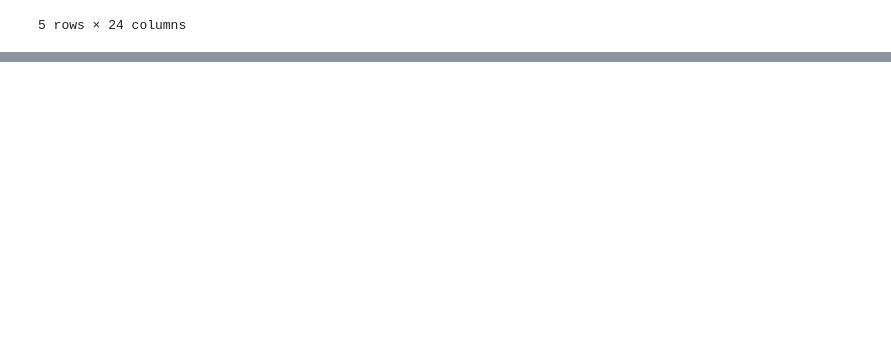
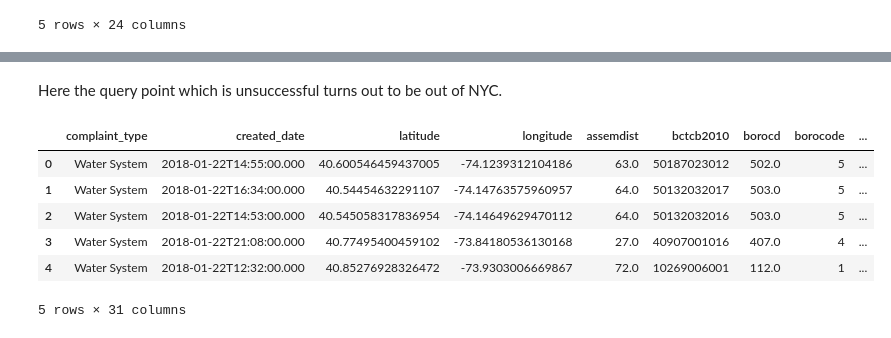
Before and after one commit to argo-marketplace/LA-LocalGeo-CrossWalk, a Jupyter notebook: AWS_API_Gateway/API_user_instruction.ipynb, the cells around one changed output, grey strips where cells are left out. Cells and saved outputs as stored; diff of their text form; code cells hidden in the pictures; blank space fills up the shorter version.

```diff
--- a/AWS_API_Gateway/API_user_instruction.ipynb
+++ b/AWS_API_Gateway/API_user_instruction.ipynb
@@ -103,0 +111,14 @@ df
+# %%
+#nyc open data API, you need apptoken to run this cell
+from sodapy import Socrata
+client = Socrata("data.cityofnewyork.us", os.getenv("apptoken"))
+# %%
+results = client.get("fhrw-4uyv",
+                     select = "created_date, complaint_type, latitude, longitude",
+                     where="complaint_type='Water System' and created_date > '2018-01-22T00:00:12.000'",
+                     limit=167000)
+df_water = pd.DataFrame.from_records(results)
+df_water.dropna(inplace=True)
+df_water.reset_index(drop=True, inplace=True)
+print("Total sample size: {}".format(df_water.shape))
+df_water.head()
@@ -103,0 +133,25 @@ df
+# %%
+#Query the geo-cross-walk API
+resultlist = []
+for i in range(len(df_water)):
+    var_lon = str(df_water.iloc[i].longitude)
+    var_lat = str(df_water.iloc[i].latitude)
+
+    url = "https://d5tgnm602g.execute-api.us-east-1.amazonaws.com/beta/nyc?long="\
+      + var_lon + "&lati=" + var_lat
+
+    data = urllib.urlopen(url).read()
+    data_json = json.loads(data)
+    try:
+        resultlist.append(data_json[0])
+    except KeyError:
+        print("KeyError at {}".format(i))
+        continue
+    except IndexError:
+        print("IndexError at {}".format(i))
+        continue
+    if i % 1000 == 0:
+        print("Query point {} ...".format(i+1))
+
+df_api = pd.DataFrame(resultlist)
+df_final = pd.concat([df_water, df_api], axis=1)
@@ -103,0 +167,14 @@ df
+# %% [markdown]
+Here the query point which is unsuccessful turns out to be out of NYC.
+# %%
+df_final.dropna(inplace=True)
+df_final.reset_index(drop=True, inplace=True)
+df_final.head()
+# %% [output]
+|  | complaint_type | created_date | latitude | longitude | assemdist | bctcb2010 | borocd | borocode | ... |
+| 0 | Water System | 2018-01-22T14:55:00.000 | 40.600546459437005 | -74.1239312104186 | 63.0 | 50187023012 | 502.0 | 5 | ... |
+| 1 | Water System | 2018-01-22T16:34:00.000 | 40.54454632291107 | -74.14763575960957 | 64.0 | 50132032017 | 503.0 | 5 | ... |
+| 2 | Water System | 2018-01-22T14:53:00.000 | 40.545058317836954 | -74.14649629470112 | 64.0 | 50132032016 | 503.0 | 5 | ... |
+| 3 | Water System | 2018-01-22T21:08:00.000 | 40.77495400459102 | -73.84180536130168 | 27.0 | 40907001016 | 407.0 | 4 | ... |
+| 4 | Water System | 2018-01-22T12:32:00.000 | 40.85276928326472 | -73.9303006669867 | 72.0 | 10269006001 | 112.0 | 1 | ... |
+5 rows × 31 columns
```
Also changed, not shown: parts of 12 cells of this notebook.
